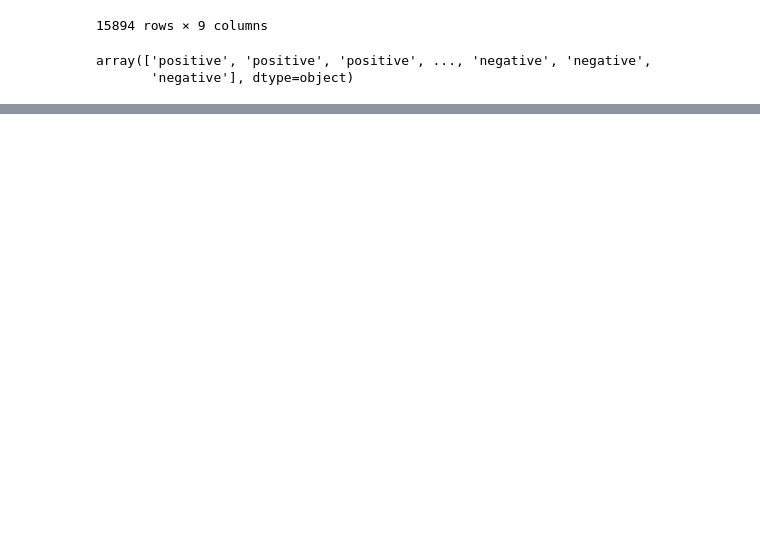
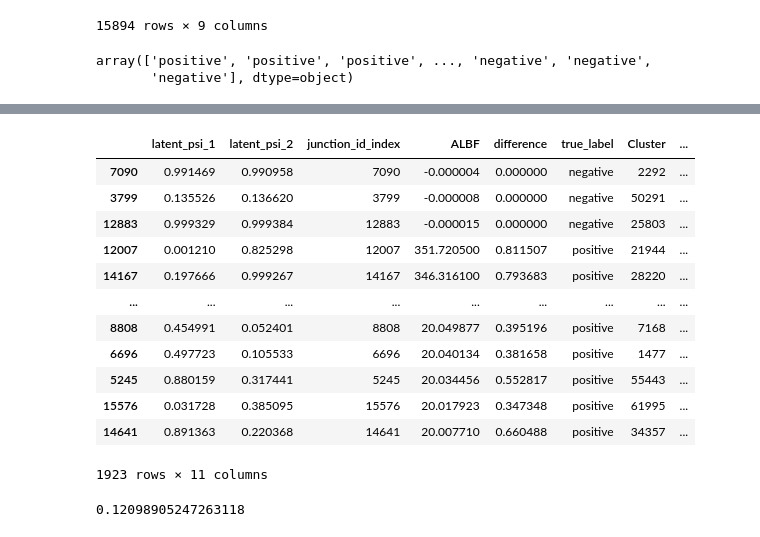
Before and after one commit to daklab/LeafletFA, a Jupyter notebook: analysis/simulation/check_ALBFs_calibration.ipynb, the cells around one changed output, grey strips where cells are left out. Drawn from its saved outputs; the diff is of its cells as text; code cells hidden in the pictures; blank space fills up the shorter version.

```diff
--- a/analysis/simulation/check_ALBFs_calibration.ipynb
+++ b/analysis/simulation/check_ALBFs_calibration.ipynb
@@ -321,0 +338,20 @@ sns.histplot(data=albf_scores[albf_scores["true_label"]=="negative"], x='ALBF',
+# %%
+albf_scores[albf_scores["Qvalue"] < 0.05]
+# %% [output]
+|  | latent_psi_1 | latent_psi_2 | junction_id_index | ALBF | difference | true_label | Cluster | ... |
+| 7090 | 0.991469 | 0.990958 | 7090 | -0.000004 | 0.000000 | negative | 2292 | ... |
+| 3799 | 0.135526 | 0.136620 | 3799 | -0.000008 | 0.000000 | negative | 50291 | ... |
+| 12883 | 0.999329 | 0.999384 | 12883 | -0.000015 | 0.000000 | negative | 25803 | ... |
+| 12007 | 0.001210 | 0.825298 | 12007 | 351.720500 | 0.811507 | positive | 21944 | ... |
+| 14167 | 0.197666 | 0.999267 | 14167 | 346.316100 | 0.793683 | positive | 28220 | ... |
+| ... | ... | ... | ... | ... | ... | ... | ... | ... |
+| 8808 | 0.454991 | 0.052401 | 8808 | 20.049877 | 0.395196 | positive | 7168 | ... |
+| 6696 | 0.497723 | 0.105533 | 6696 | 20.040134 | 0.381658 | positive | 1477 | ... |
+| 5245 | 0.880159 | 0.317441 | 5245 | 20.034456 | 0.552817 | positive | 55443 | ... |
+| 15576 | 0.031728 | 0.385095 | 15576 | 20.017923 | 0.347348 | positive | 61995 | ... |
+| 14641 | 0.891363 | 0.220368 | 14641 | 20.007710 | 0.660488 | positive | 34357 | ... |
+1923 rows × 11 columns
+# %%
+1923/15894
+# %% [output]
+0.12098905247263118
```
Also changed, not shown: parts of 2 cells of this notebook, 8 other files.
